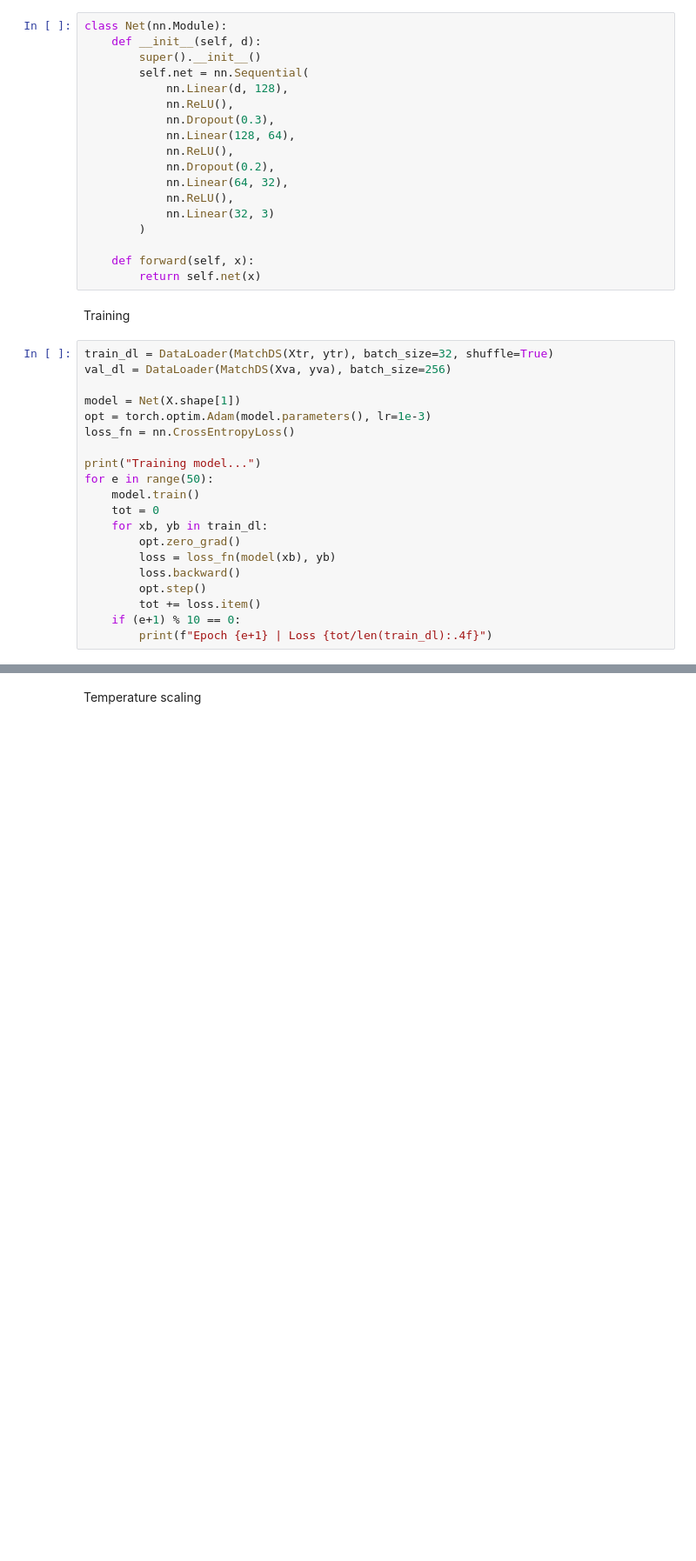
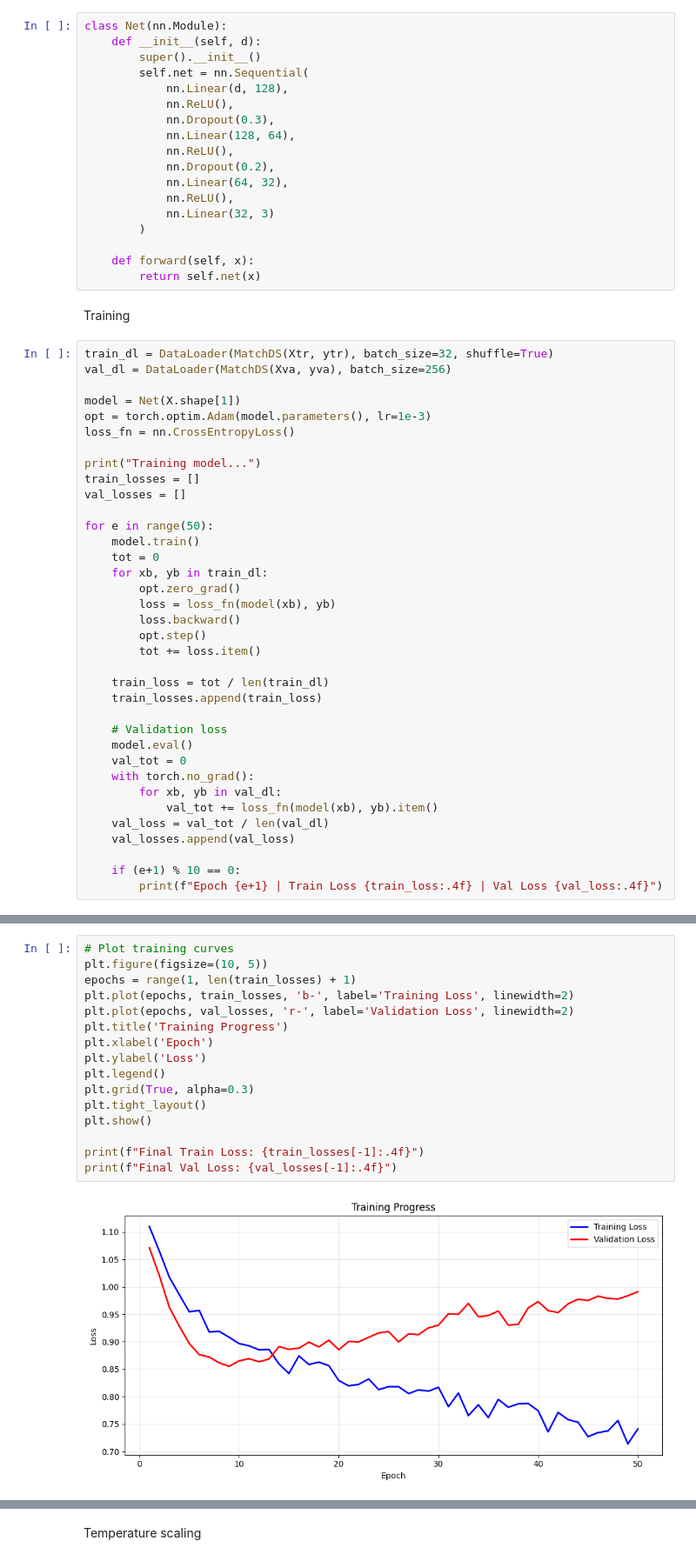
Before and after one commit to Responze31/Premier-League-Prediction, a Jupyter notebook: notebooks/footballPred.ipynb, the cells around one changed output, grey strips where cells are left out. Shown at 87% size. Cells and saved outputs as stored; diff of their text form; blank space fills up the shorter version.

```diff
--- a/notebooks/footballPred.ipynb
+++ b/notebooks/footballPred.ipynb
@@ -178,6 +208,9 @@ opt = torch.optim.Adam(model.parameters(), lr=1e-3)
 loss_fn = nn.CrossEntropyLoss()
 
 print("Training model...")
+train_losses = []
+val_losses = []
+
 for e in range(50):
     model.train()
     tot = 0
@@ -187,7 +220,20 @@ for e in range(50):
         loss.backward()
         opt.step()
         tot += loss.item()
+
+    train_loss = tot / len(train_dl)
+    train_losses.append(train_loss)
+
+    # Validation loss
+    model.eval()
+    val_tot = 0
+    with torch.no_grad():
+        for xb, yb in val_dl:
+            val_tot += loss_fn(model(xb), yb).item()
+    val_loss = val_tot / len(val_dl)
+    val_losses.append(val_loss)
+
     if (e+1) % 10 == 0:
-        print(f"Epoch {e+1} | Loss {tot/len(train_dl):.4f}")
+        print(f"Epoch {e+1} | Train Loss {train_loss:.4f} | Val Loss {val_loss:.4f}")
 # %% [output]
 Training model...
@@ -200,0 +249,18 @@ Epoch 50 | Loss 0.7156
+# %%
+# Plot training curves
+plt.figure(figsize=(10, 5))
+epochs = range(1, len(train_losses) + 1)
+plt.plot(epochs, train_losses, 'b-', label='Training Loss', linewidth=2)
+plt.plot(epochs, val_losses, 'r-', label='Validation Loss', linewidth=2)
+plt.title('Training Progress')
+plt.xlabel('Epoch')
+plt.ylabel('Loss')
+plt.legend()
+plt.grid(True, alpha=0.3)
+plt.tight_layout()
+plt.show()
+
+print(f"Final Train Loss: {train_losses[-1]:.4f}")
+print(f"Final Val Loss: {val_losses[-1]:.4f}")
+# %% [output]
+[figure, added]
```
Also changed, not shown: parts of 10 cells of this notebook, 1 other file.
